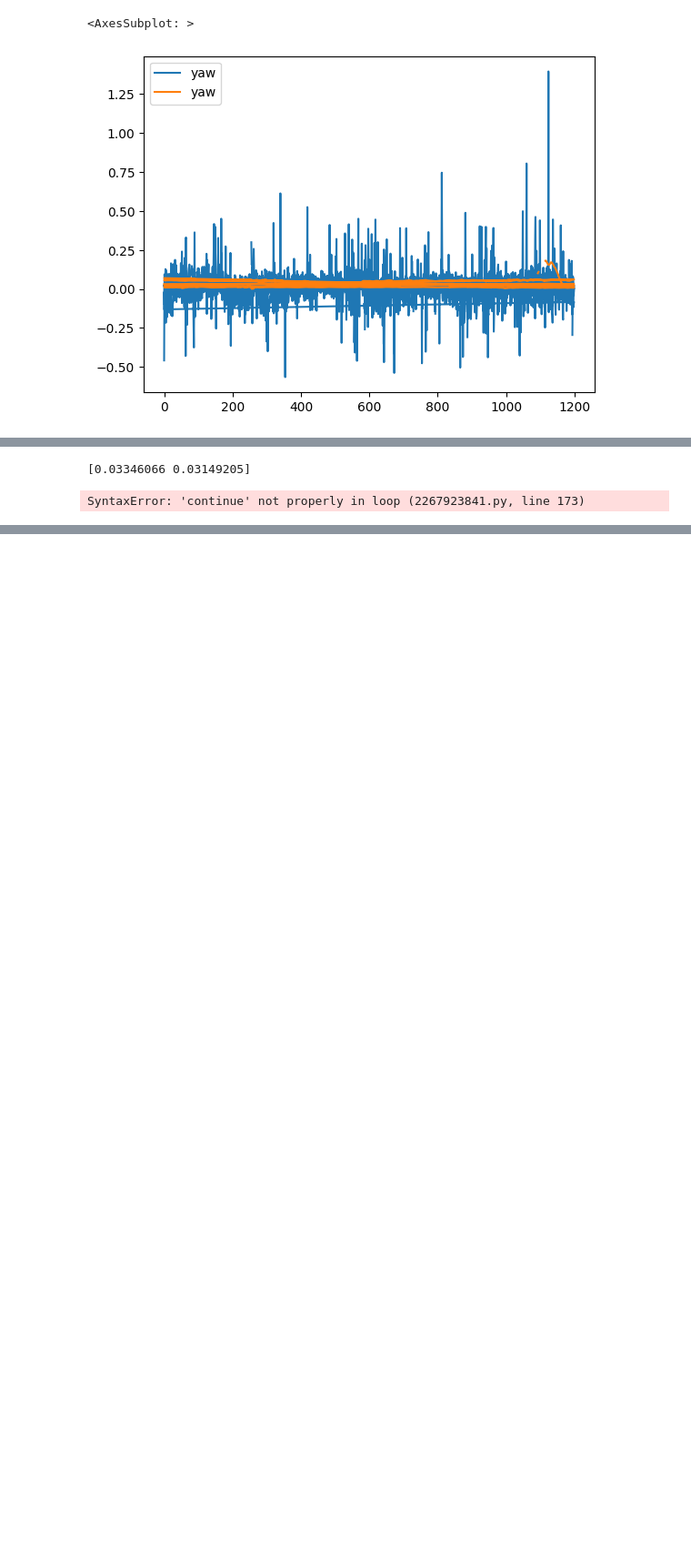
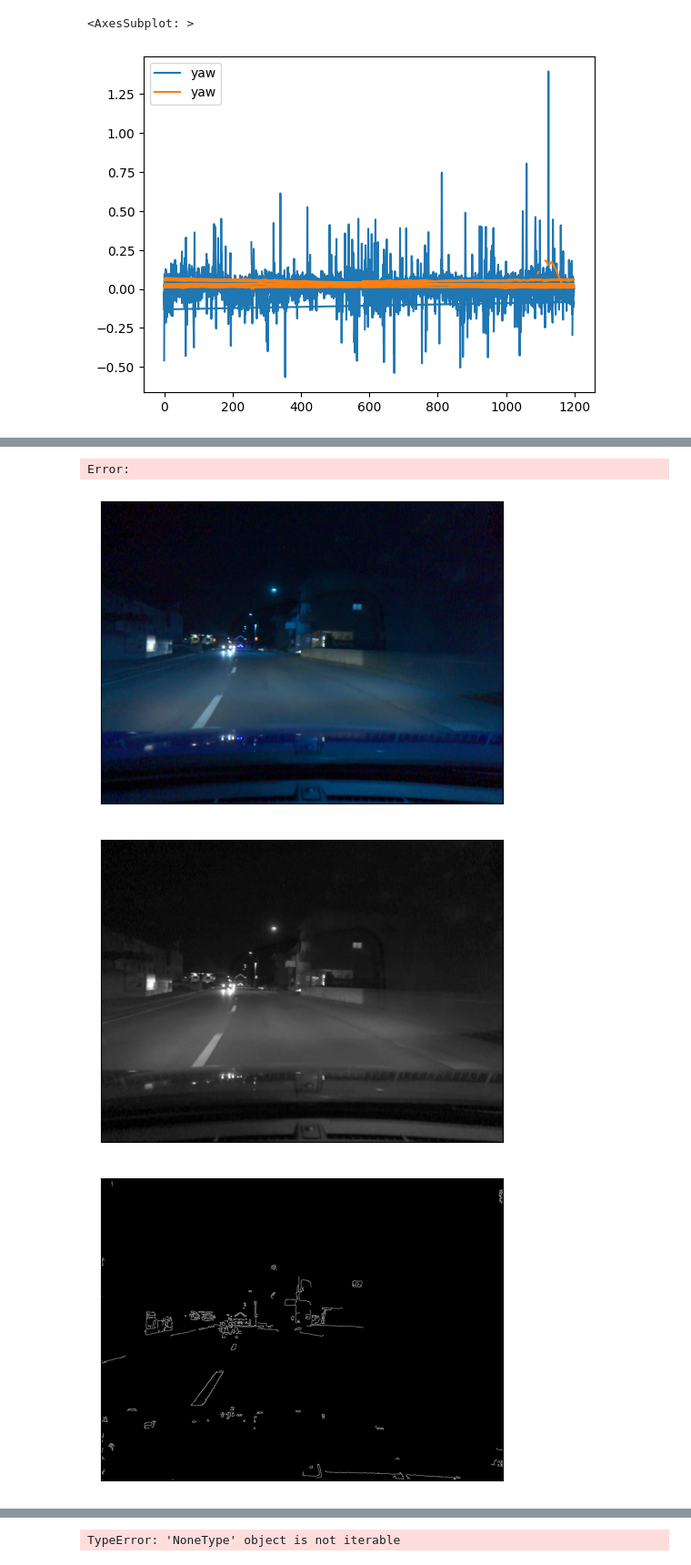
Before and after one commit to connor-henderson/calib_challenge, a Jupyter notebook: eda.ipynb, the cells around one changed output, grey strips where cells are left out. Shown at 91% size. Saved outputs shown, nothing was run; the diff lists cells and outputs as text; code cells hidden in the pictures; blank space fills up the shorter version.

```diff
--- a/eda.ipynb
+++ b/eda.ipynb
@@ -119,7 +110,7 @@ def get_calib_from_vp(vp):
 # all angles are 0
 
 # inserting a single point
-test_vp = np.array([int(frame_size[0]/2), int(frame_size[1]/2])) # center of the image, int not necessary when running
+test_vp = np.array([int(frame_size[0]/2), int(frame_size[1]/2)]) # center of the image, int not necessary when running
 roll_calib, pitch_calib, yaw_calib = get_calib_from_vp(test_vp)
 assert(roll_calib == 0.0 and pitch_calib == 0.0 and yaw_calib == 0.0), "Error with vp -> calibration step"
 
@@ -181,7 +172,21 @@ for test_video in test_videos:
-# %%
-print(training_data[0][1])
-# %% [output]
-[0.03346066 0.03149205]
+# %%
+# cap = cv2.VideoCapture(path)
+#     while cap.isOpened():
+#         ret, img = cap.read()
+#         cv2.imshow('img', img)
+
+for i in range(20):
+    vp = debug_process_image(training_data[i][0])
+    cv2.imshow('img', training_data[i][0])
+    cv2.waitKey(5)
+
+# for row in test_labels.itertuples():
+#     print(row.Index, row.pitch, row.yaw)
+#     cv2.waitKey(5)
+#     if row.Index > 1000:
+#         break
+# %% [output]
+Error:
 # %%
 def get_line_length(line):
     for x1, y1, x2, y2 in line:
@@ -280,6 +285,7 @@ def get_roi_from_img(img):
                               (x - 150, y - 140)]],
                               dtype=np.int32)
     cv2.fillPoly(mask, roi_vertices, ignore_mask_color)
+    show([mask])
     masked_edges = cv2.bitwise_and(img, img, mask=mask)
     return masked_edges
 
@@ -423,15 +429,6 @@ def points_to_lane(img, pts):
         y = [pt[1] for pt in pts]
 
         slope, intercept, r_value, p_value, std_err = scipy.stats.linregress(x,y)
-        if type(slope) is not float:
-            print('SLOPE IS NOT A FLOAT')
-            continue
-        if type(intercept) is not float:
-            print('INTERCEPT IS NOT A FLOAT')
-            continue
-        if type(img.shape[0]) is not int:
-            print('IMG SHAPE IS NOT AN INT')
-            continue
         start_point = (int((img.shape[0] - intercept)/slope), img.shape[0])
         end_point = (int((0 - intercept)/slope), 0)
         cv2.line(img, start_point, end_point, (0, 255, 0), 10)
@@ -445,9 +442,7 @@ def get_intersection(line1, line2):
     m2, b2 = line2
     xi = (b1-b2) / (m2-m1)
     yi = m1 * xi + b1
-    return np.array([xi, yi])
+    return np.array([abs(xi), abs(yi)])
-# %% [output]
-SyntaxError: 'continue' not properly in loop (2267923841.py, line 173)
 # %%
 class LaneMemory:
     def __init__(self, max_entries=50):
@@ -503,8 +498,11 @@ def debug_process_image(image, calc_mean=False, **kwargs):
         assert('right_mem' in kwargs.keys())
     copy_original_img = np.copy(image)
     gray_img = get_bgr_to_gray_img(copy_original_img)
+    show([gray_img])
     canny = get_canny_edge_detected_img(gray_img)
+    show([canny])
     masked_edges = get_roi_from_img(canny)
+    show([masked_edges])
     hough_lines = get_hough_lines_p(masked_edges)
     hough_img = draw_lines(np.copy(image), hough_lines)
 
@@ -562,12 +560,17 @@ def debug_process_image(image, calc_mean=False, **kwargs):
 
     return result, left_lane, right_lane
 # %%
+seed(10)
 for i in range(2):
     test_int = np.array([int(n) for n in test_vp])
     rand_idx = num = math.floor(random() * test_data.shape[0])
     rand_frame = test_data[rand_idx]
-
+    show([rand_frame])
     intersection = debug_process_image(test_data[rand_idx])
     # cv2.circle(rand_frame, pt, 10, (0, 0, 255), 3)
     # cv2.circle(rand_frame, test_int, 10, (255, 0, 0), 3)
     # show([rand_frame])
+# %% [output]
+[figure, added]
+[figure, added]
+[figure, added]
@@ -574,3 +579,4 @@ for i in range(2):
+TypeError: 'NoneType' object is not iterable
 # %%
 # Without LaneMemory
 seed(100)
```
Also changed, not shown: parts of 7 cells of this notebook, 1 other file.
